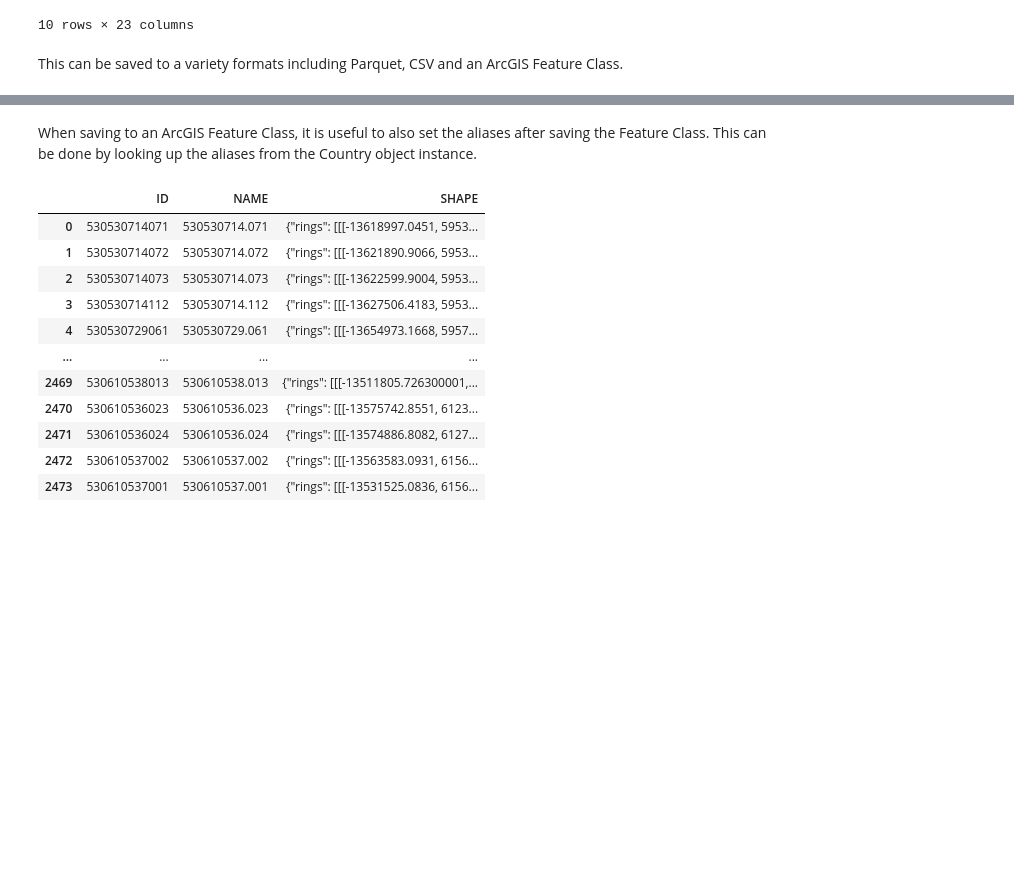
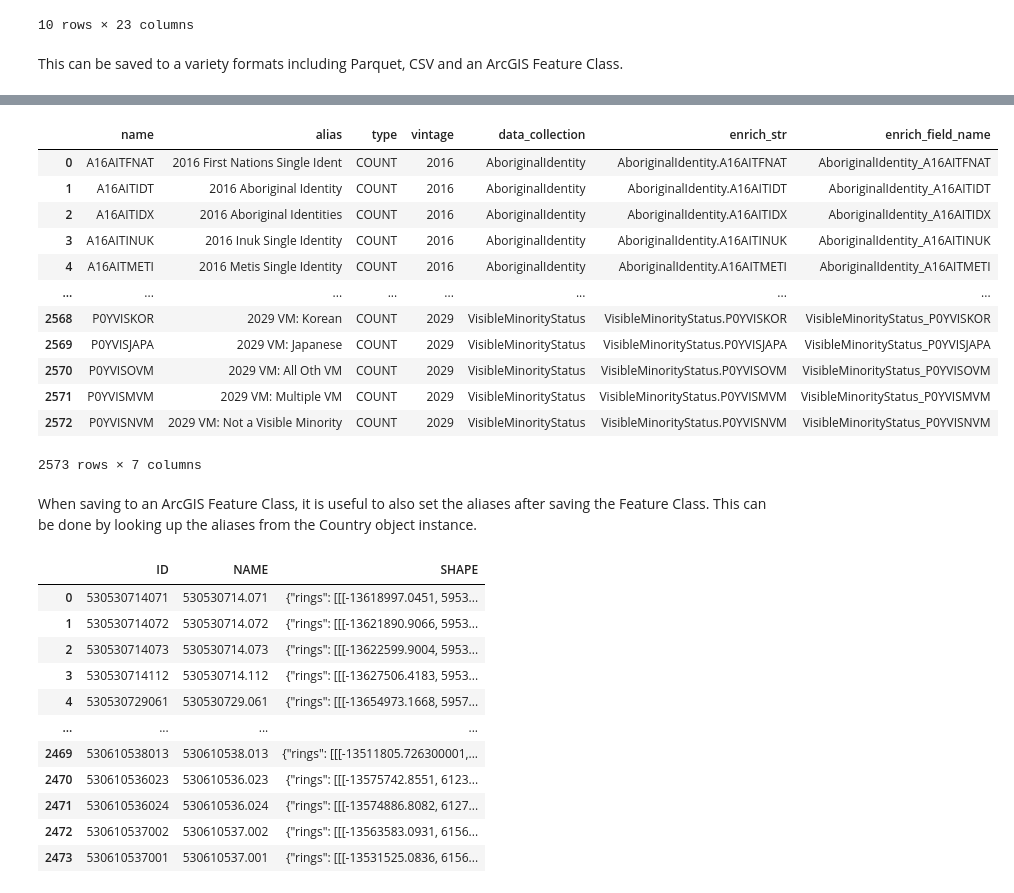
Before and after one commit to knu2xs/demographic-modeling, a Jupyter notebook: notebooks/02-enrich-dataframe.ipynb, the cells around one changed output, grey strips where cells are left out. Cells and saved outputs as stored; diff of their text form; code cells hidden in the pictures; blank space fills up the shorter version.

```diff
--- a/notebooks/02-enrich-dataframe.ipynb
+++ b/notebooks/02-enrich-dataframe.ipynb
@@ -279,3 +290,19 @@ AttributeError: 'NoneType' object has no attribute 'find'
+# %%
+can.enrich_variables
+# %% [output]
+|  | name | alias | type | vintage | data_collection | enrich_str | enrich_field_name |
+| 0 | A16AITFNAT | 2016 First Nations Single Ident | COUNT | 2016 | AboriginalIdentity | AboriginalIdentity.A16AITFNAT | AboriginalIdentity_A16AITFNAT |
+| 1 | A16AITIDT | 2016 Aboriginal Identity | COUNT | 2016 | AboriginalIdentity | AboriginalIdentity.A16AITIDT | AboriginalIdentity_A16AITIDT |
+| 2 | A16AITIDX | 2016 Aboriginal Identities | COUNT | 2016 | AboriginalIdentity | AboriginalIdentity.A16AITIDX | AboriginalIdentity_A16AITIDX |
+| 3 | A16AITINUK | 2016 Inuk Single Identity | COUNT | 2016 | AboriginalIdentity | AboriginalIdentity.A16AITINUK | AboriginalIdentity_A16AITINUK |
+| 4 | A16AITMETI | 2016 Metis Single Identity | COUNT | 2016 | AboriginalIdentity | AboriginalIdentity.A16AITMETI | AboriginalIdentity_A16AITMETI |
+| ... | ... | ... | ... | ... | ... | ... | ... |
+| 2568 | P0YVISKOR | 2029 VM: Korean | COUNT | 2029 | VisibleMinorityStatus | VisibleMinorityStatus.P0YVISKOR | VisibleMinorityStatus_P0YVISKOR |
+| 2569 | P0YVISJAPA | 2029 VM: Japanese | COUNT | 2029 | VisibleMinorityStatus | VisibleMinorityStatus.P0YVISJAPA | VisibleMinorityStatus_P0YVISJAPA |
+| 2570 | P0YVISOVM | 2029 VM: All Oth VM | COUNT | 2029 | VisibleMinorityStatus | VisibleMinorityStatus.P0YVISOVM | VisibleMinorityStatus_P0YVISOVM |
+| 2571 | P0YVISMVM | 2029 VM: Multiple VM | COUNT | 2029 | VisibleMinorityStatus | VisibleMinorityStatus.P0YVISMVM | VisibleMinorityStatus_P0YVISMVM |
+| 2572 | P0YVISNVM | 2029 VM: Not a Visible Minority | COUNT | 2029 | VisibleMinorityStatus | VisibleMinorityStatus.P0YVISNVM | VisibleMinorityStatus_P0YVISNVM |
+2573 rows × 7 columns
 # %%
 lvl_enrich_df.spatial.to_parquet('../data/interim/seattl_bg_enriched.parquet')
 # %% [markdown]
```
Also changed, not shown: parts of 2 cells of this notebook, 2 other files.
